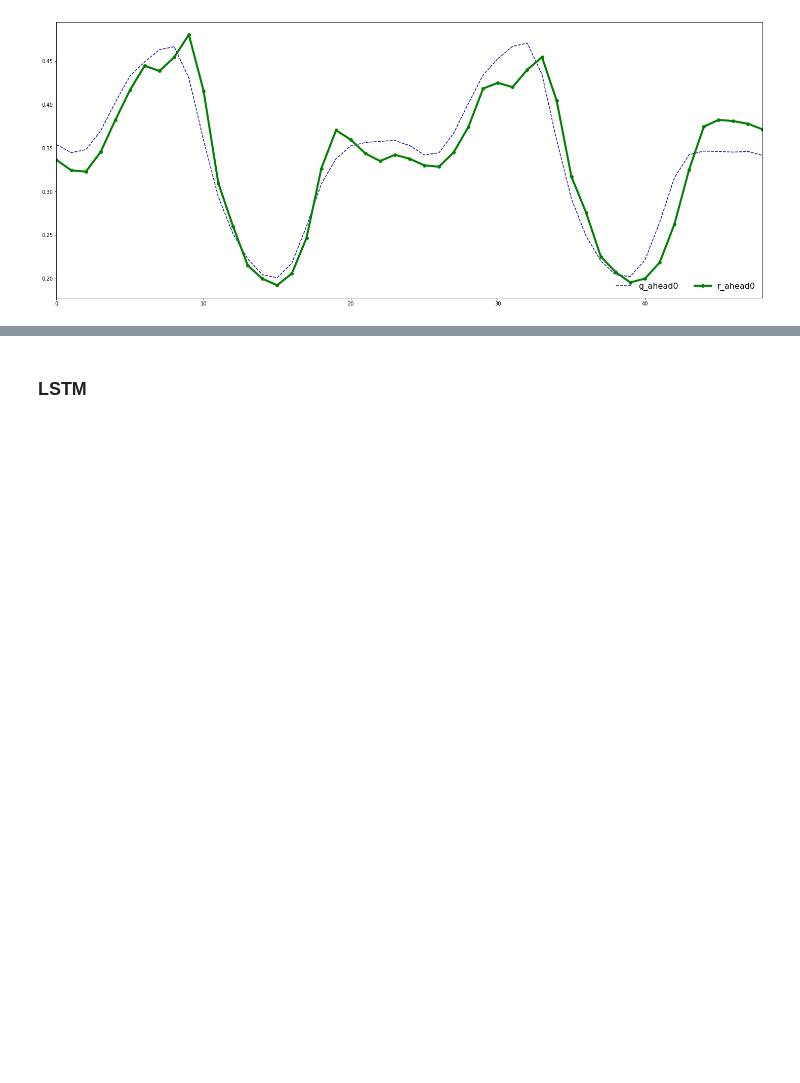
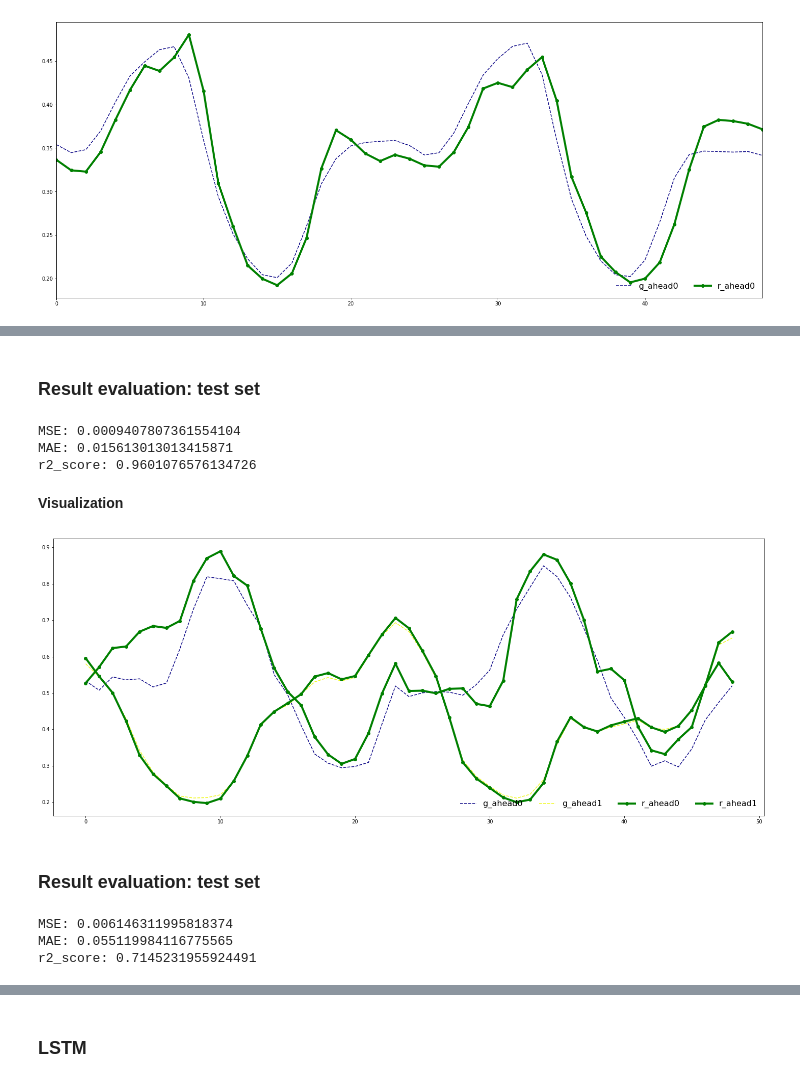
Before and after one commit to charlesfu4/MT, a Jupyter notebook: hourly_forecast.ipynb, the cells around one changed output, grey strips where cells are left out. Saved outputs shown, nothing was run; the diff lists cells and outputs as text; code cells hidden in the pictures; blank space fills up the shorter version.

Commit message:
xgboost_1

```diff
--- a/hourly_forecast.ipynb
+++ b/hourly_forecast.ipynb
@@ -154,19 +163,13 @@ st = mmscaler.transform(ahead_w)
-# %%
-from sklearn.preprocessing import MinMaxScaler
-
-mmscaler_m = MinMaxScaler()
-mmscaler_m.fit(multi_train)
-mt = mmscaler_m.transform(multi_train)
 # %% [markdown]
 ### Feature Selection
 # %%
 # Tree based feature selection
 from sklearn.tree import ExtraTreeRegressor
 from sklearn.feature_selection import SelectFromModel
-reg = ExtraTreeRegressor(random_state=0).fit(st, ahead_e)
+reg = ExtraTreeRegressor(random_state=0).fit(mt, ahead_e)
 model = SelectFromModel(reg, prefit=True)
 cols = model.get_support(indices=True)
-mt_feature = model.transform(st)
+mt_feature = model.transform(mt)
 cols ## the selected features column
 # %% [output]
 array([ 98,  99, 100, 101, 102, 103, 105, 106, 107, 108, 109, 110, 111,
@@ -387,0 +316,13 @@ plt.show()
+# %%
+import xgboost as xgb
+from sklearn.multioutput import MultiOutputRegressor
+
+X = mt_feature
+y = ahead_e
+train_X, val_X, train_y, val_y = train_test_split(X, y, train_size = 0.7, test_size = 0.3)
+
+xgbr = xgb.XGBRegressor(max_depth=10, njobs= 8)
+#mr = MultiOutputRegressor(xgbr, n_jobs = 4)
+#mr.fit(train_X, train_y)
+rc = RegressorChain(xgbr, cv = 5, random_state = 123)
+rc.fit(train_X, train_y)
@@ -387,0 +362,31 @@ plt.show()
+# %% [markdown]
+### Result evaluation: test set
+# %%
+yhat = mr.predict(val_X)
+# %%
+get_eval(val_y, yhat)
+# %% [output]
+MSE: 0.0009407807361554104
+MAE: 0.015613013013415871
+r2_score: 0.9601076576134726
+# %% [markdown]
+**Visualization**
+# %%
+real = val_y.to_numpy()
+guess = yhat
+real = real[99:101,:49]
+guess = guess[99:101,:49]
+rpdf = plot_df(real,"r")
+gpdf = plot_df(guess,"g")
+
+#plot
+ax = plt.gca()
+gpdf.plot(figsize=(25,10), colormap = 'plasma',style='--',legend = True, ax = ax)
+rpdf.plot(figsize=(25,10), color = 'g',style ='-o',legend = True, ax = ax,lw = 4)
+ax.legend(frameon=False, loc='lower right', ncol=6, prop={'size': 16})
+
+plt.show()
+# %% [output]
+[figure, added]
+# %% [markdown]
+### Result evaluation: test set
@@ -387,0 +395,6 @@ plt.show()
+# %%
+get_eval(test_y, yhat)
+# %% [output]
+MSE: 0.006146311995818374
+MAE: 0.055119984116775565
+r2_score: 0.7145231955924491
```
Also changed, not shown: parts of 24 cells of this notebook.
